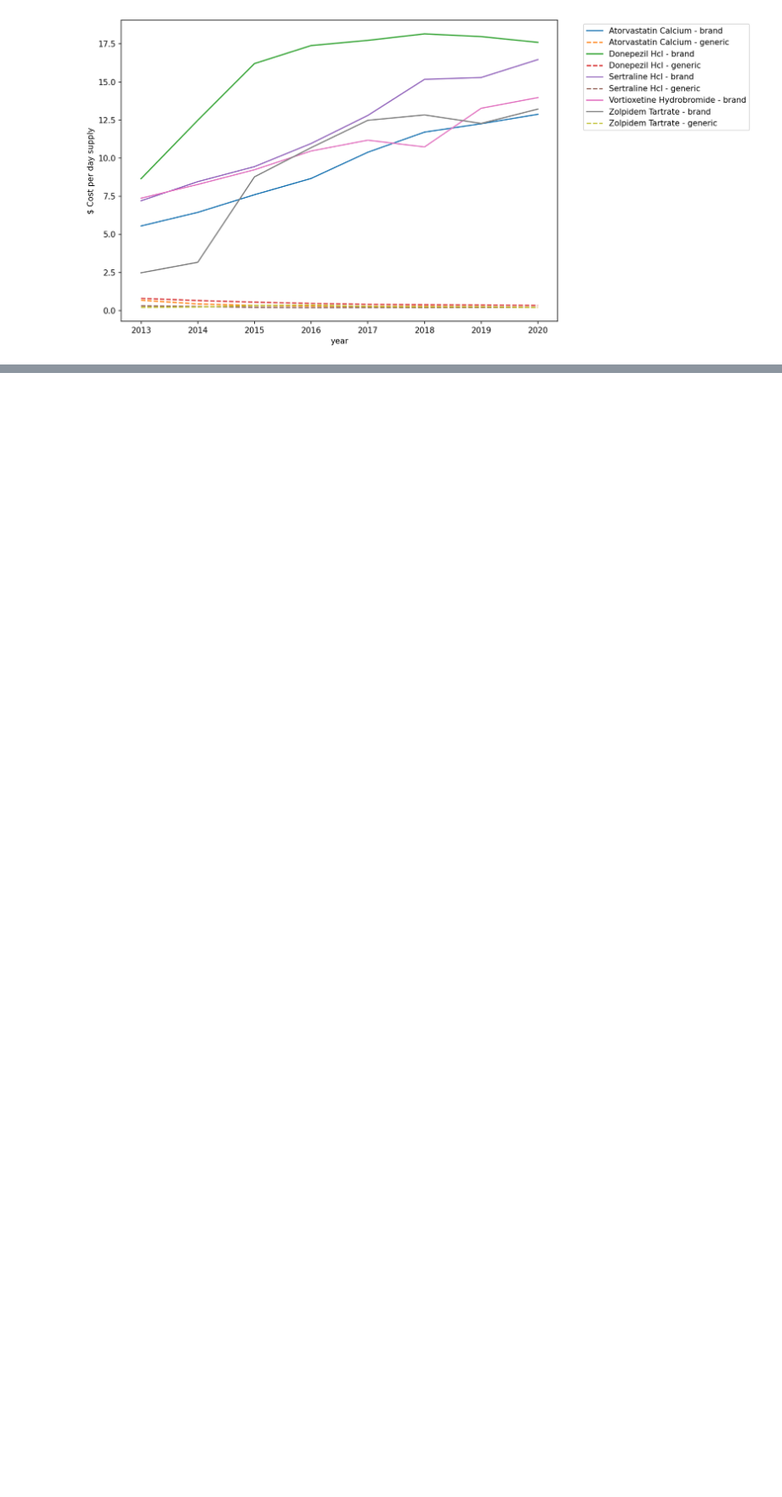
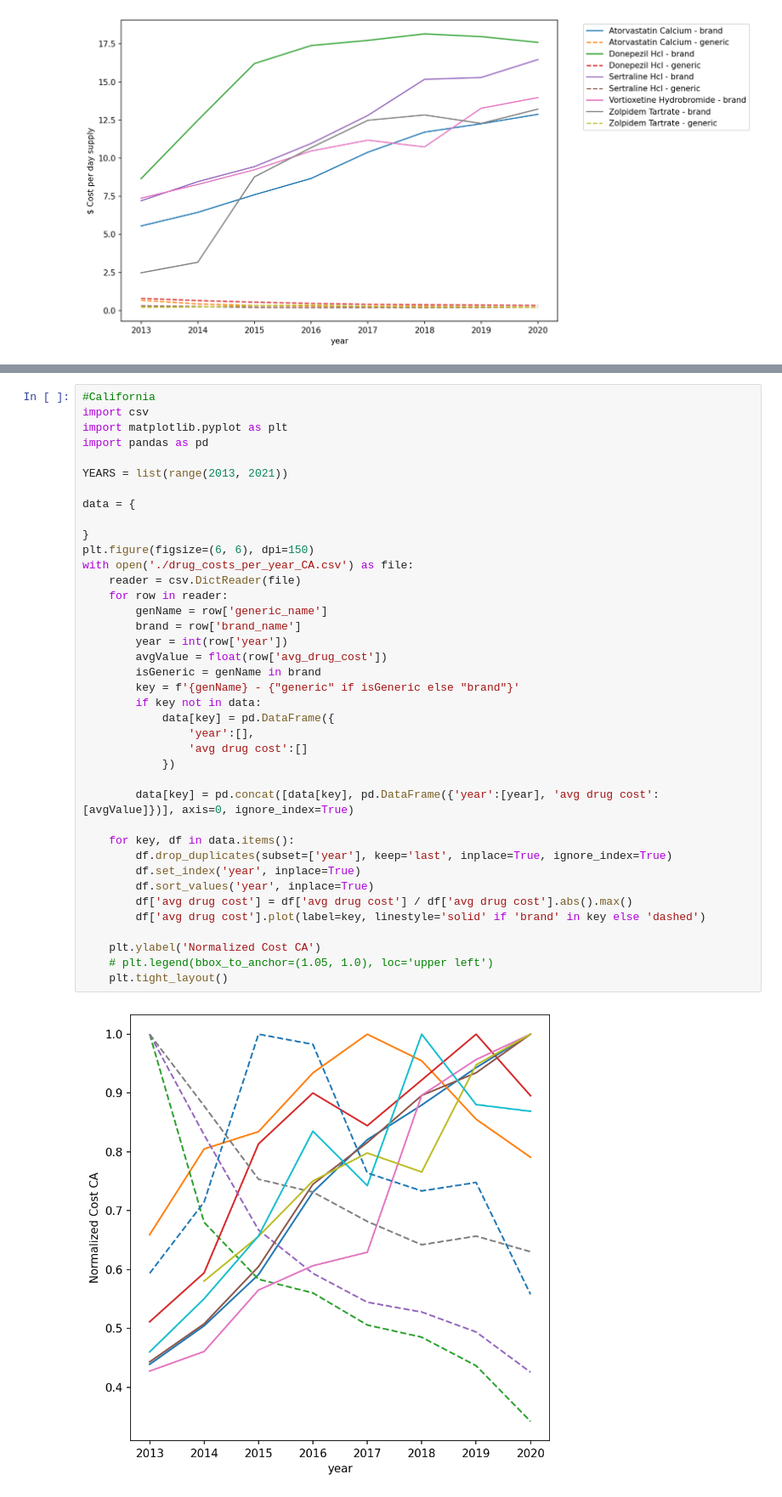
Before and after one commit to tkinkaju/Comparison-of-Generic-Against-Name-Brand-Pharmaceutical-Costs-for-Medicare-Patients, a Jupyter notebook: src/davidAnalysis/david.ipynb, the cells around one changed output, grey strips where cells are left out. Shown at 85% size. Drawn from its saved outputs; the diff is of its cells as text; blank space fills up the shorter version.

Commit message:
Added time vs cost state analysis notes

```diff
--- a/src/davidAnalysis/david.ipynb
+++ b/src/davidAnalysis/david.ipynb
@@ -96,0 +99,41 @@ with open('./drug_costs_per_year.csv') as file:
+# %%
+#California
+import csv
+import matplotlib.pyplot as plt
+import pandas as pd
+
+YEARS = list(range(2013, 2021))
+
+data = {
+
+}
+plt.figure(figsize=(6, 6), dpi=150)
+with open('./drug_costs_per_year_CA.csv') as file:
+    reader = csv.DictReader(file)
+    for row in reader:
+        genName = row['generic_name']
+        brand = row['brand_name']
+        year = int(row['year'])
+        avgValue = float(row['avg_drug_cost'])
+        isGeneric = genName in brand
+        key = f'{genName} - {"generic" if isGeneric else "brand"}'
+        if key not in data:
+            data[key] = pd.DataFrame({
+                'year':[],
+                'avg drug cost':[]
+            })
+
+        data[key] = pd.concat([data[key], pd.DataFrame({'year':[year], 'avg drug cost': [avgValue]})], axis=0, ignore_index=True)
+
+    for key, df in data.items():
+        df.drop_duplicates(subset=['year'], keep='last', inplace=True, ignore_index=True)
+        df.set_index('year', inplace=True)
+        df.sort_values('year', inplace=True)
+        df['avg drug cost'] = df['avg drug cost'] / df['avg drug cost'].abs().max()
+        df['avg drug cost'].plot(label=key, linestyle='solid' if 'brand' in key else 'dashed')
+
+    plt.ylabel('Normalized Cost CA')
+    # plt.legend(bbox_to_anchor=(1.05, 1.0), loc='upper left')
+    plt.tight_layout()
+# %% [output]
+[figure, added]
```
Also changed, not shown: parts of 8 cells of this notebook, 6 other files.
